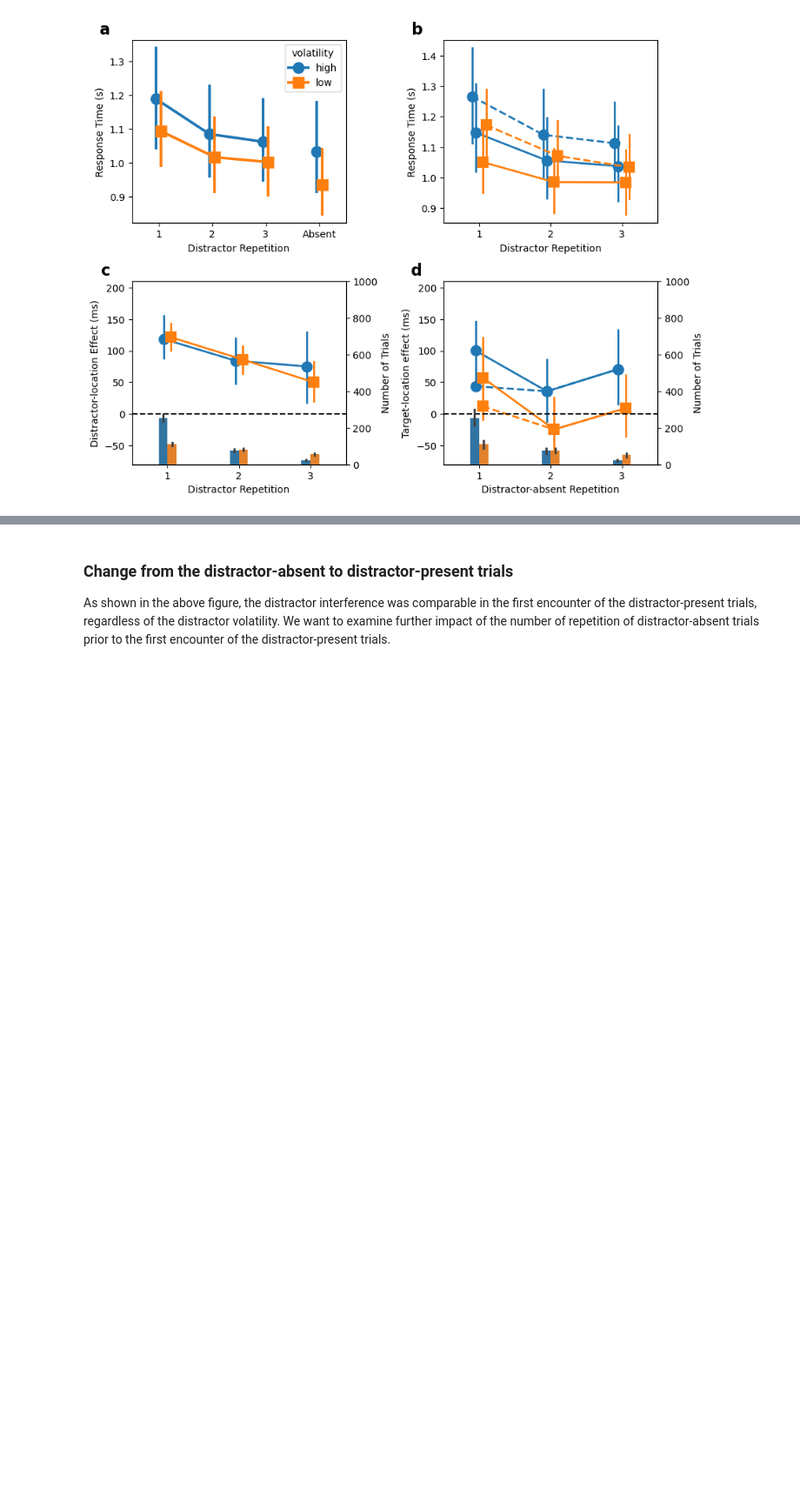
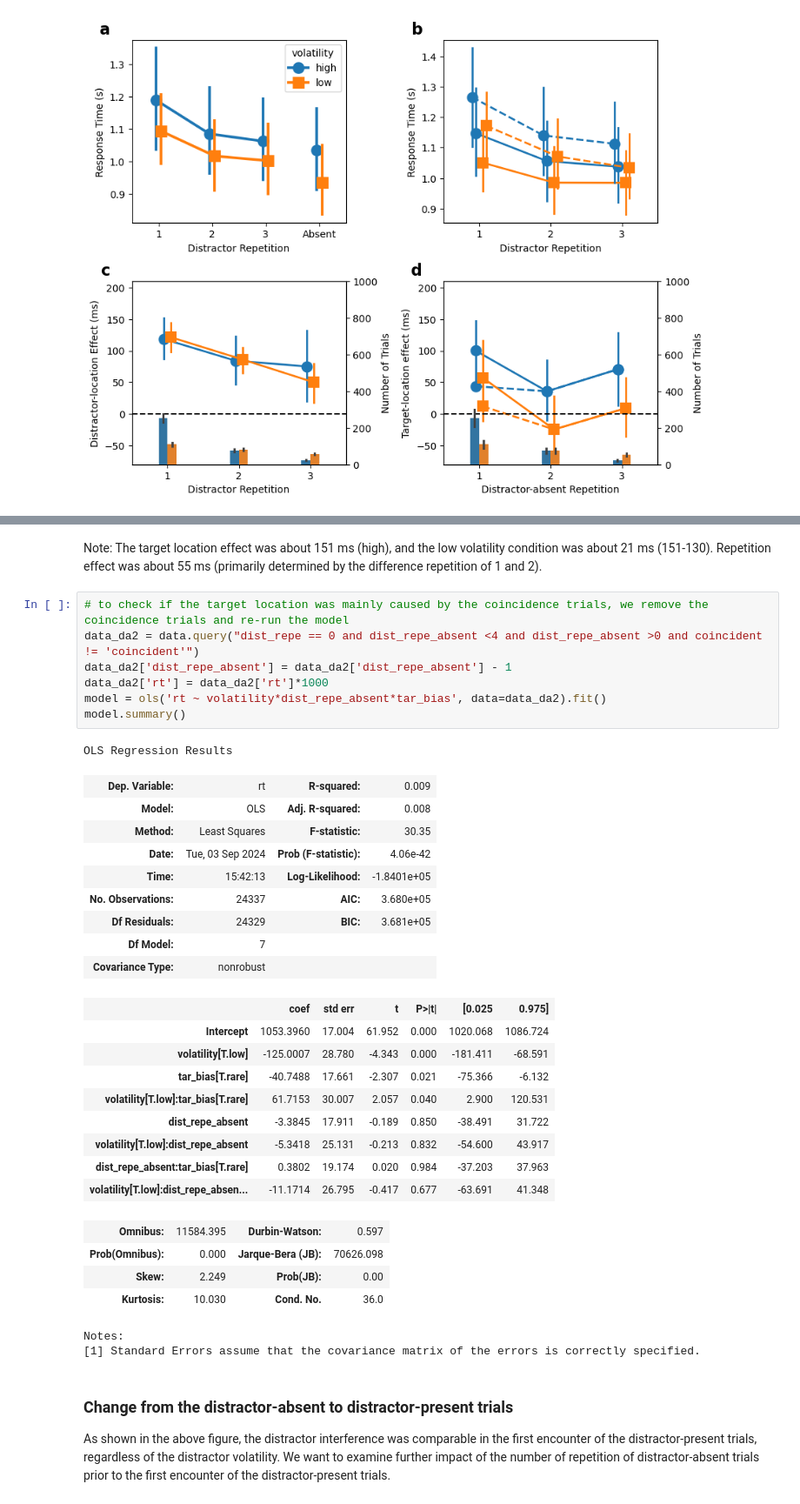
Before and after one commit to msenselab/statistical_learning_with_volatility, a Jupyter notebook: behavior_analysis.ipynb, the cells around one changed output, grey strips where cells are left out. Shown at 87% size. Saved outputs shown, nothing was run; the diff lists cells and outputs as text; blank space fills up the shorter version.

```diff
--- a/behavior_analysis.ipynb
+++ b/behavior_analysis.ipynb
@@ -778,3 +859,38 @@ fig.savefig('./figs/fig3.pdf', dpi=300, bbox_inches='tight')
+# %% [markdown]
+Note: The target location effect was about 151 ms (high), and the low volatility condition was about 21 ms (151-130). Repetition effect was about 55 ms (primarily determined by the difference repetition of 1 and 2).
+# %%
+# to check if the target location was mainly caused by the coincidence trials, we remove the coincidence trials and re-run the model
+data_da2 = data.query("dist_repe == 0 and dist_repe_absent <4 and dist_repe_absent >0 and coincident != 'coincident'")
+data_da2['dist_repe_absent'] = data_da2['dist_repe_absent'] - 1
+data_da2['rt'] = data_da2['rt']*1000
+model = ols('rt ~ volatility*dist_repe_absent*tar_bias', data=data_da2).fit()
+model.summary()
+# %% [output]
+OLS Regression Results
+| Dep. Variable: | rt | R-squared: | 0.009 |
+| Model: | OLS | Adj. R-squared: | 0.008 |
+| Method: | Least Squares | F-statistic: | 30.35 |
+| Date: | Tue, 03 Sep 2024 | Prob (F-statistic): | 4.06e-42 |
+| Time: | 15:42:13 | Log-Likelihood: | -1.8401e+05 |
+| No. Observations: | 24337 | AIC: | 3.680e+05 |
+| Df Residuals: | 24329 | BIC: | 3.681e+05 |
+| Df Model: | 7 |  |  |
+| Covariance Type: | nonrobust |  |  |
+|  | coef | std err | t | P>|t| | [0.025 | 0.975] |
+| Intercept | 1053.3960 | 17.004 | 61.952 | 0.000 | 1020.068 | 1086.724 |
+| volatility[T.low] | -125.0007 | 28.780 | -4.343 | 0.000 | -181.411 | -68.591 |
+| tar_bias[T.rare] | -40.7488 | 17.661 | -2.307 | 0.021 | -75.366 | -6.132 |
+| volatility[T.low]:tar_bias[T.rare] | 61.7153 | 30.007 | 2.057 | 0.040 | 2.900 | 120.531 |
+| dist_repe_absent | -3.3845 | 17.911 | -0.189 | 0.850 | -38.491 | 31.722 |
+| volatility[T.low]:dist_repe_absent | -5.3418 | 25.131 | -0.213 | 0.832 | -54.600 | 43.917 |
+| dist_repe_absent:tar_bias[T.rare] | 0.3802 | 19.174 | 0.020 | 0.984 | -37.203 | 37.963 |
+| volatility[T.low]:dist_repe_absen... | -11.1714 | 26.795 | -0.417 | 0.677 | -63.691 | 41.348 |
+| Omnibus: | 11584.395 | Durbin-Watson: | 0.597 |
+| Prob(Omnibus): | 0.000 | Jarque-Bera (JB): | 70626.098 |
+| Skew: | 2.249 | Prob(JB): | 0.00 |
+| Kurtosis: | 10.030 | Cond. No. | 36.0 |
+Notes:
+[1] Standard Errors assume that the covariance matrix of the errors is correctly specified.
 # %% [markdown]
 ### Change from the distractor-absent to distractor-present trials
 
```
Also changed, not shown: parts of 8 cells of this notebook, 5 other files.
